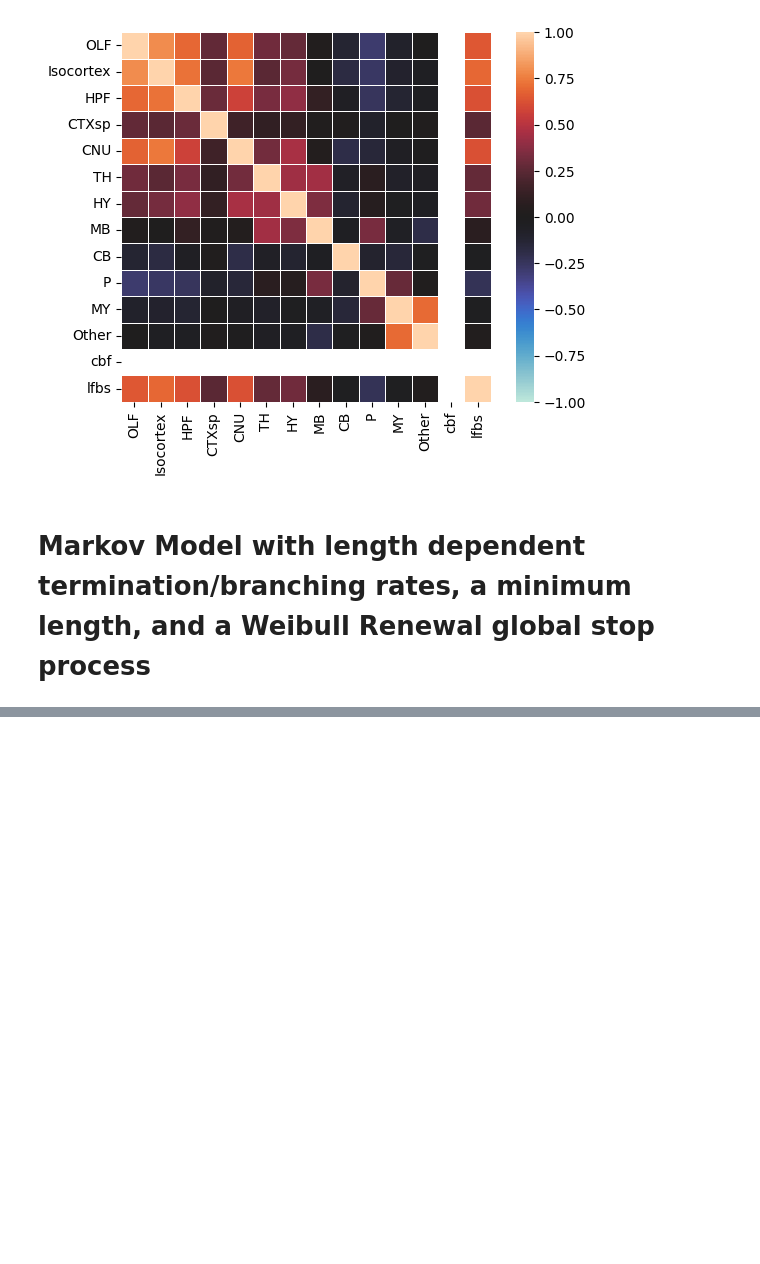
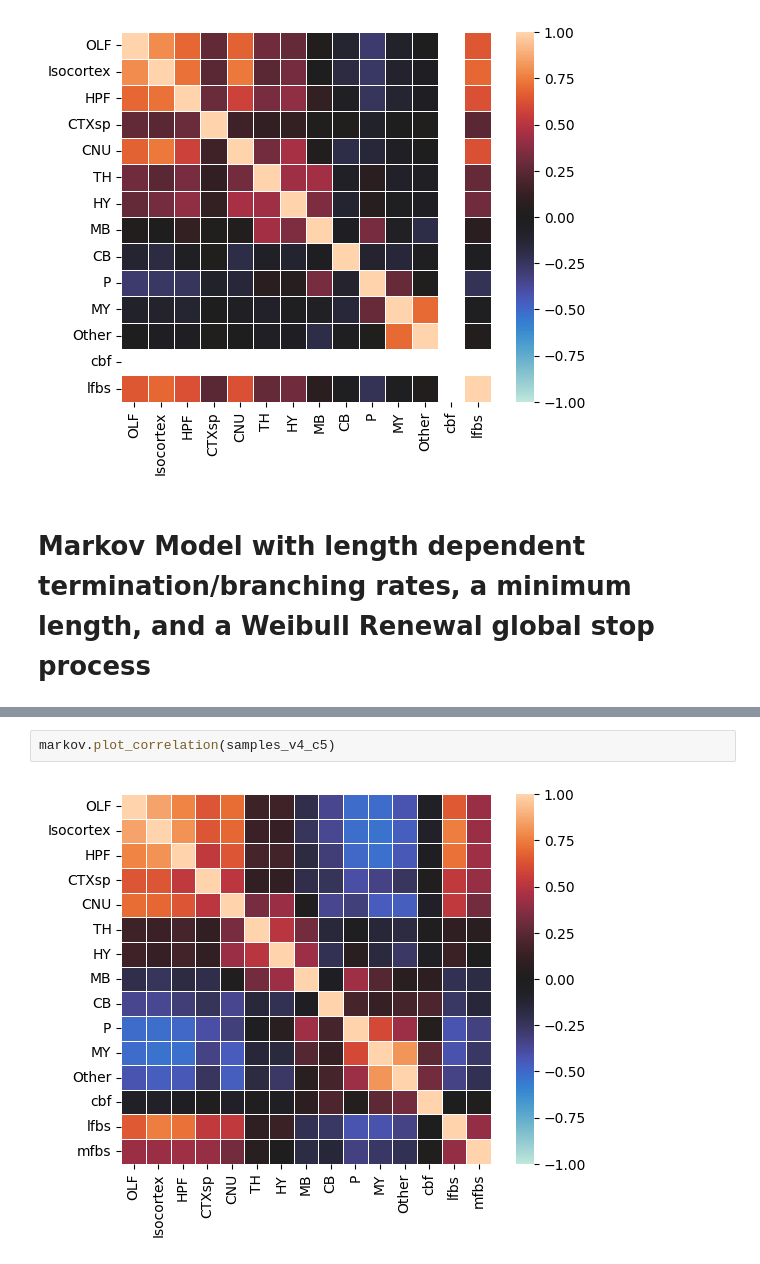
Before and after one commit to AllenNeuralDynamics/aind-LC-morphologies_supplemental_figure, a Jupyter notebook: code/Alex_markov_models.ipynb, the cells around one changed output, grey strips where cells are left out. Saved outputs shown, nothing was run; the diff lists cells and outputs as text; blank space fills up the shorter version.

```diff
--- a/code/Alex_markov_models.ipynb
+++ b/code/Alex_markov_models.ipynb
@@ -325,0 +335,4 @@ KeyboardInterrupt:
+# %%
+markov.plot_correlation(samples_v4_c5)
+# %% [output]
+[figure, added]
```
Also changed, not shown: parts of 9 cells of this notebook, 4 other files.
